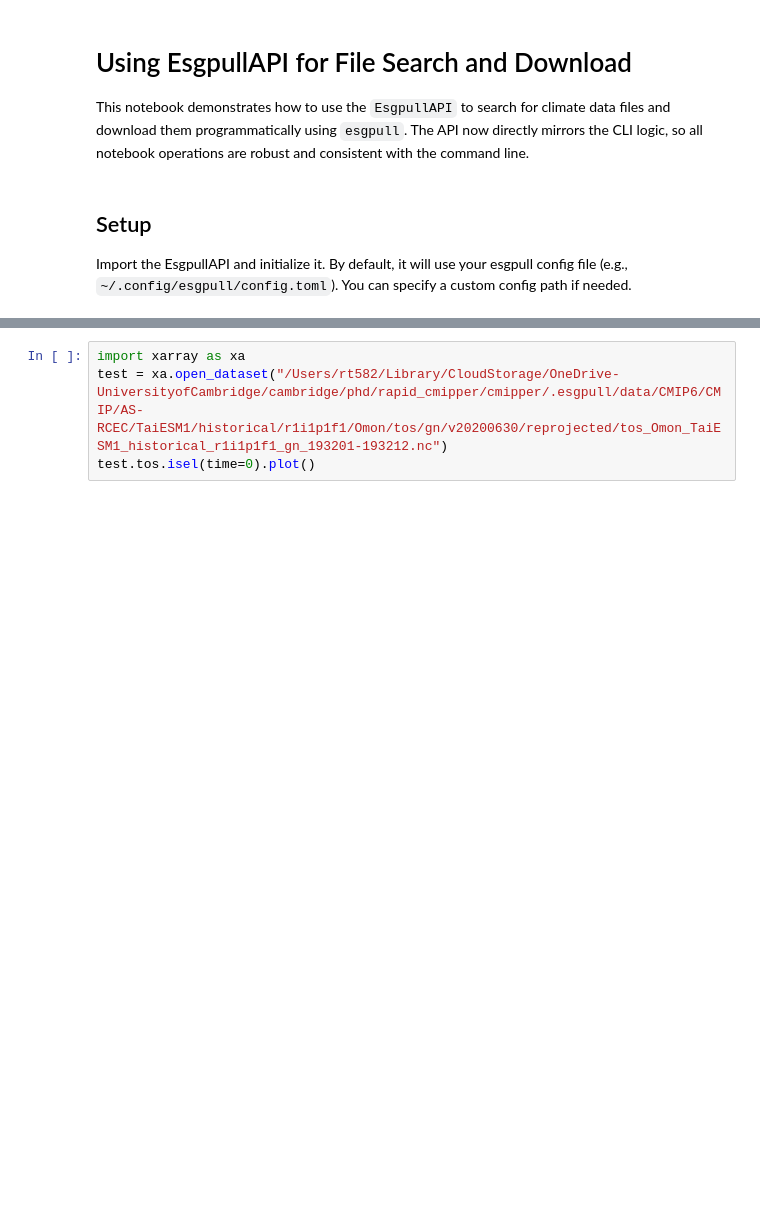
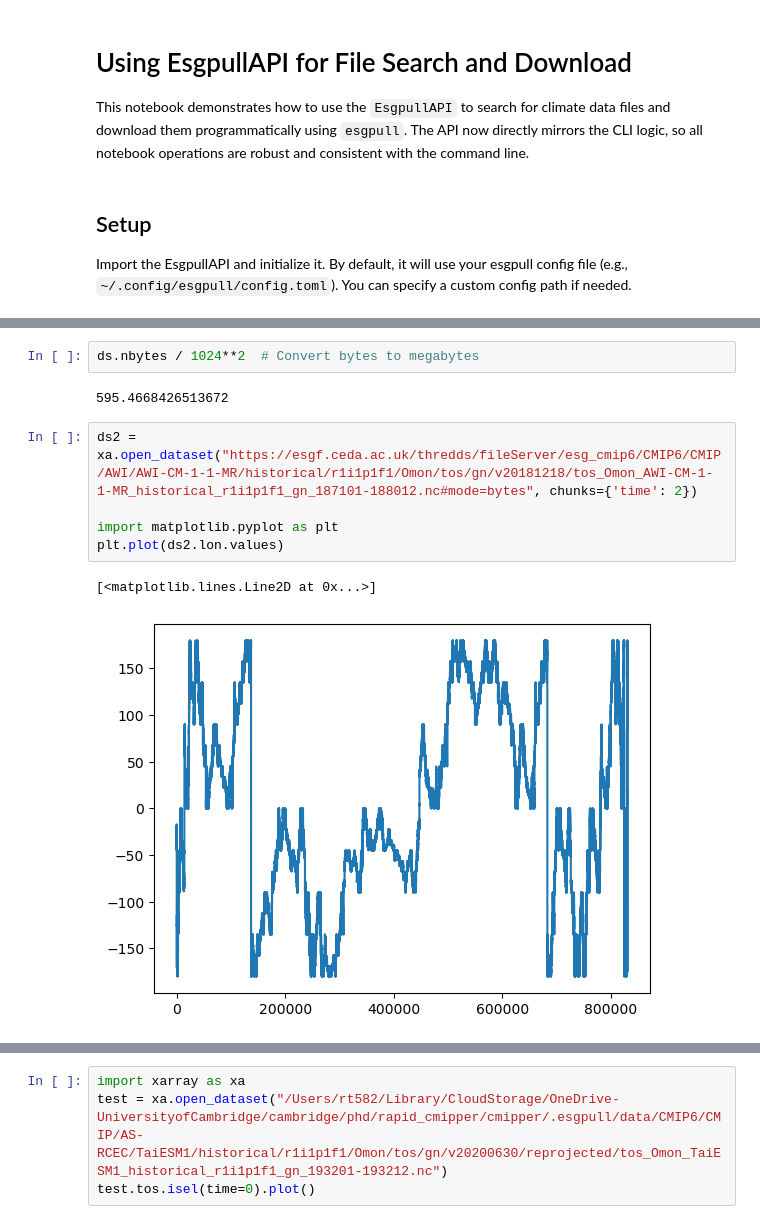
Before and after one commit to orlando-code/esgpulllite, a Jupyter notebook: api_file_search_download.ipynb, the cells around one changed output, grey strips where cells are left out. Cells and saved outputs as stored; diff of their text form; blank space fills up the shorter version.

```diff
--- a/api_file_search_download.ipynb
+++ b/api_file_search_download.ipynb
@@ -70,0 +150,12 @@ Data variables:
+# %%
+ds.nbytes / 1024**2  # Convert bytes to megabytes
+# %% [output]
+595.4668426513672
+# %%
+ds2 = xa.open_dataset("https://esgf.ceda.ac.uk/thredds/fileServer/esg_cmip6/CMIP6/CMIP/AWI/AWI-CM-1-1-MR/historical/r1i1p1f1/Omon/tos/gn/v20181218/tos_Omon_AWI-CM-1-1-MR_historical_r1i1p1f1_gn_187101-188012.nc#mode=bytes", chunks={'time': 2})
+
+import matplotlib.pyplot as plt
+plt.plot(ds2.lon.values)
+# %% [output]
+[<matplotlib.lines.Line2D at 0x...>]
+[figure, added]
```
Also changed, not shown: parts of 31 cells of this notebook.
